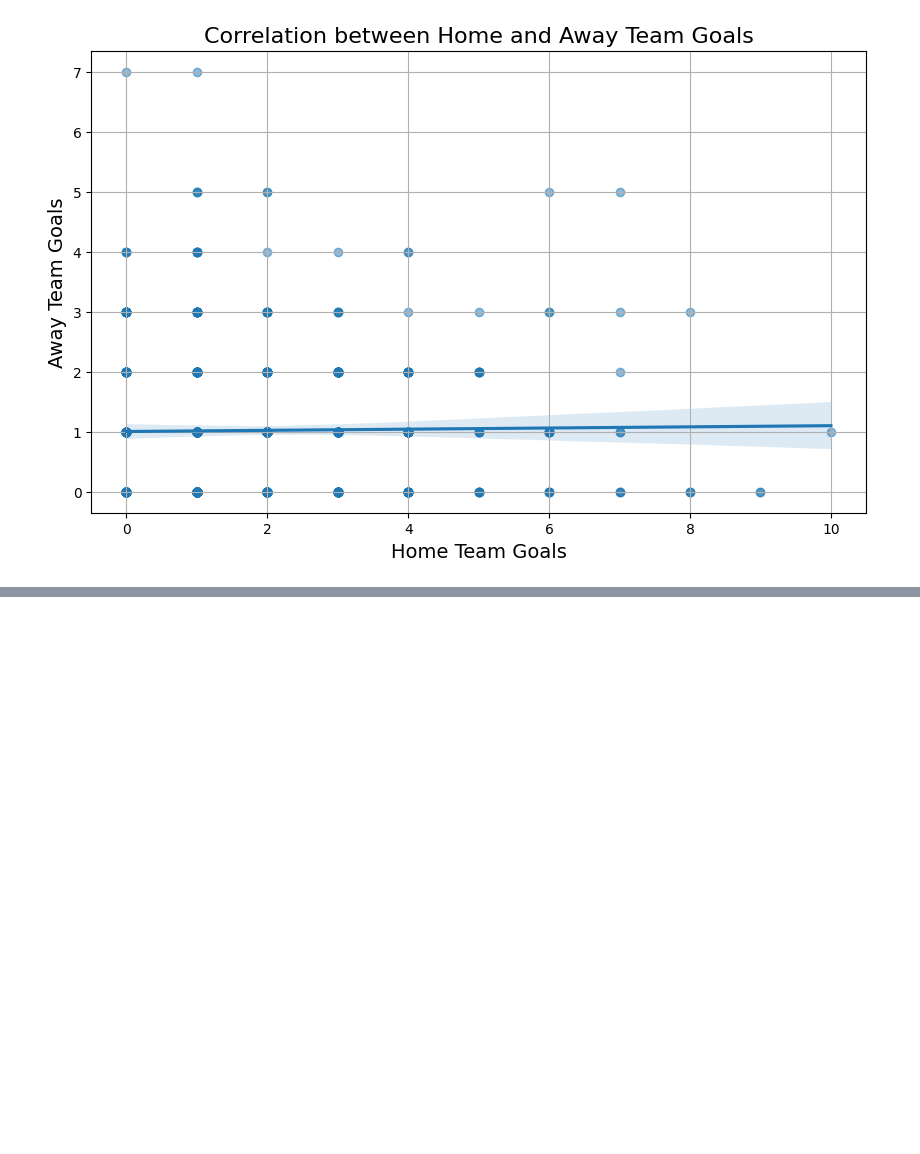
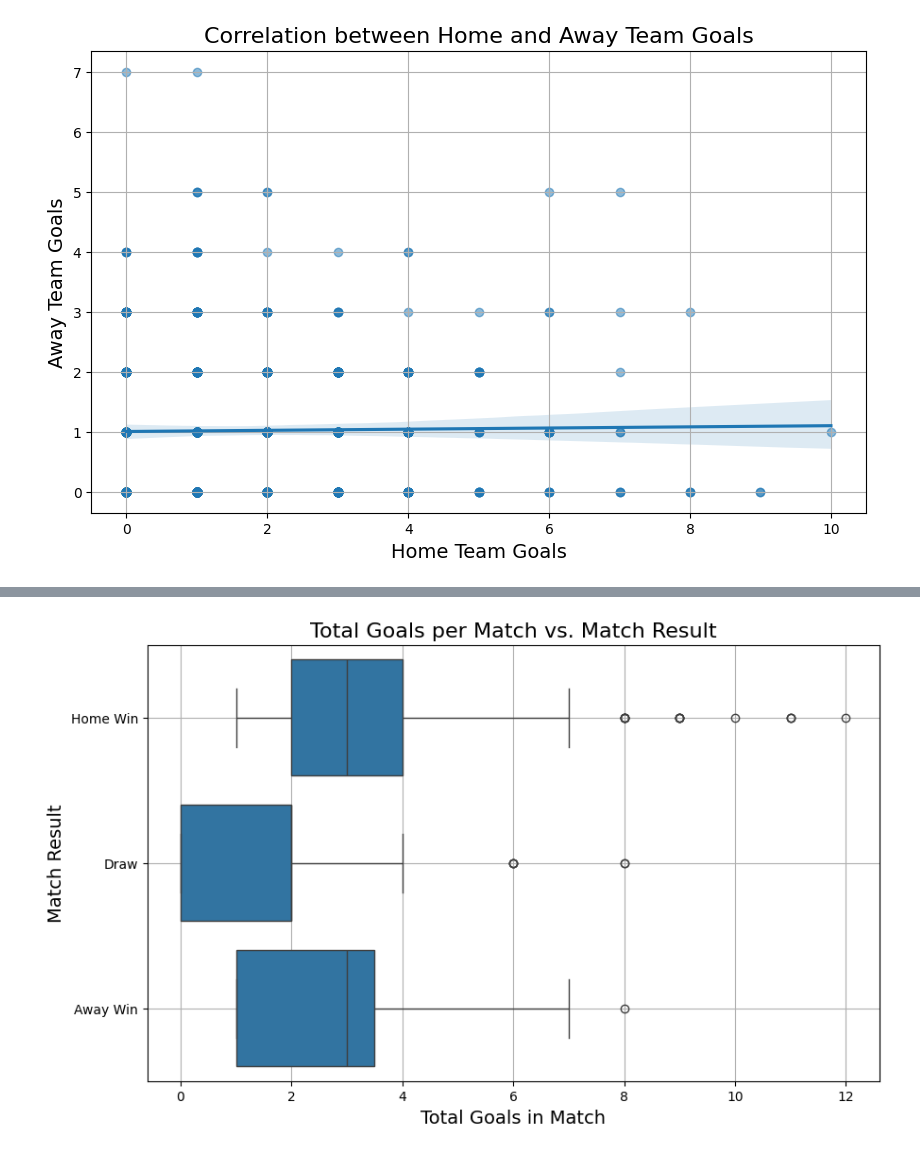
Before and after one commit to Rathod11jay/Unified_Mentor, a Jupyter notebook: FIFA_World_Cup_Analysis.ipynb, the cells around one changed output, grey strips where cells are left out. Cells and saved outputs as stored; diff of their text form; code cells hidden in the pictures; blank space fills up the shorter version.

```diff
--- a/FIFA_World_Cup_Analysis.ipynb
+++ b/FIFA_World_Cup_Analysis.ipynb
@@ -392,0 +414,24 @@ plt.show()
+# %%
+# Create a new column to determine match result
+def get_match_result(row):
+    if row['Home Team Goals'] > row['Away Team Goals']:
+        return 'Home Win'
+    elif row['Home Team Goals'] < row['Away Team Goals']:
+        return 'Away Win'
+    else:
+        return 'Draw'
+
+# Apply function to create "Match Result" column
+WC_Matches['Match Result'] = WC_Matches.apply(get_match_result, axis=1)
+
+# Boxplot: Goals scored vs. Match result
+plt.figure(figsize=(10,6))
+sns.boxplot(x=WC_Matches['Home Team Goals'] + WC_Matches['Away Team Goals'],
+            y=WC_Matches['Match Result'])
+plt.title('Total Goals per Match vs. Match Result', fontsize=16)
+plt.xlabel('Total Goals in Match', fontsize=14)
+plt.ylabel('Match Result', fontsize=14)
+plt.grid(True)
+plt.show()
+# %% [output]
+[figure, added]
```
Also changed, not shown: parts of 6 cells of this notebook.
